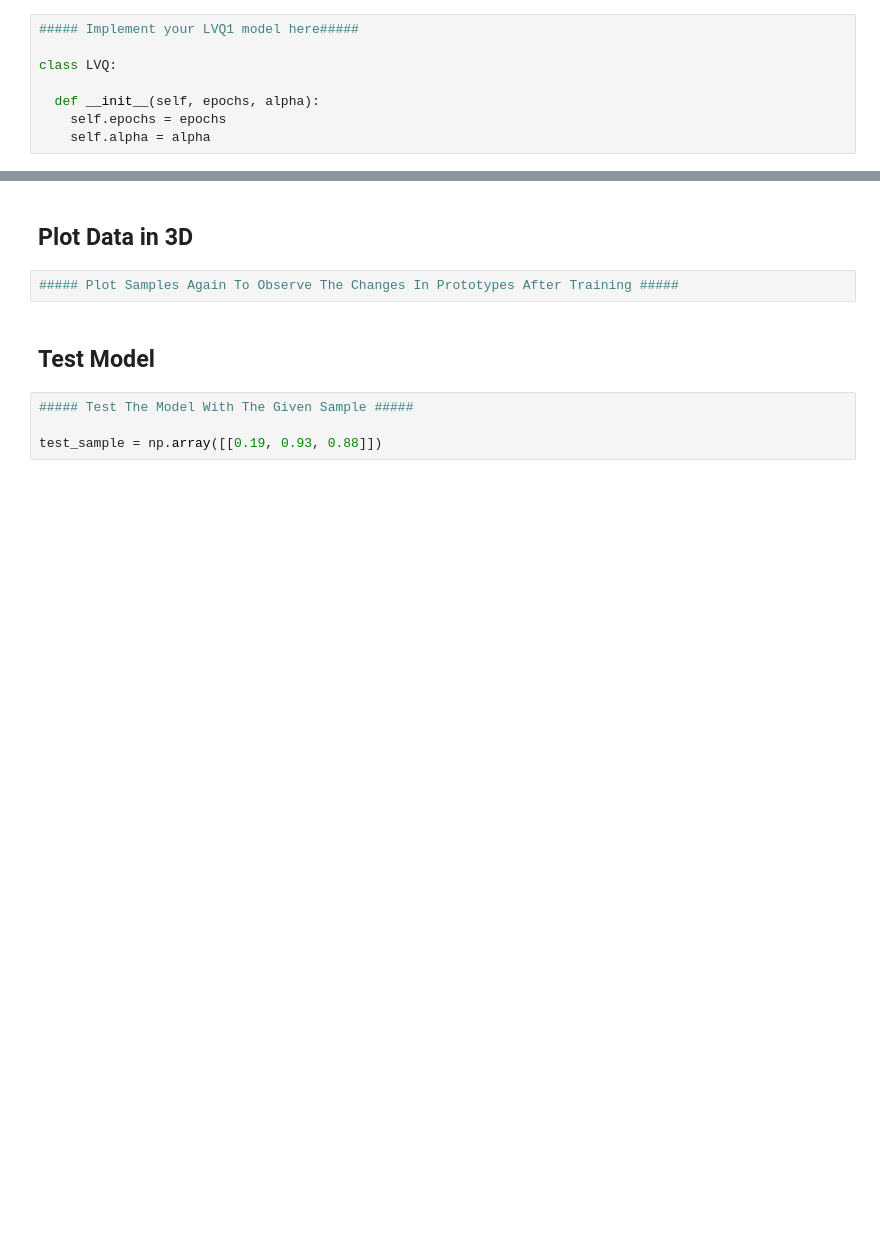
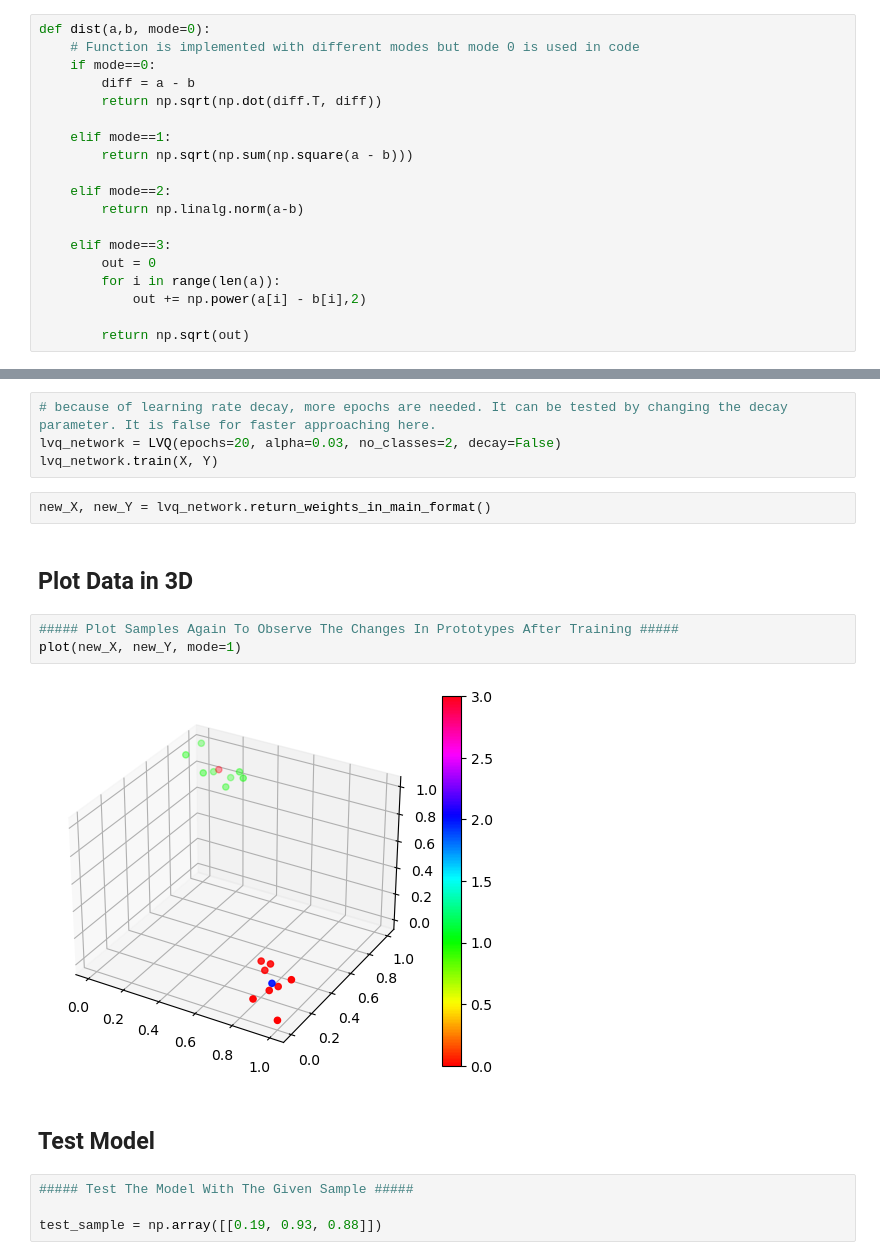
Before and after one commit to tohidabedini/Neural-Networks-Course-1400-repo, a Jupyter notebook: HW04/NN_HW4_LVQ1.ipynb, the cells around one changed output, grey strips where cells are left out. Cells and saved outputs as stored; diff of their text form; blank space fills up the shorter version.

```diff
--- a/HW04/NN_HW4_LVQ1.ipynb
+++ b/HW04/NN_HW4_LVQ1.ipynb
@@ -56,10 +86,21 @@ Y.shape
 # %% [markdown]
 ## **LVQ1 Model Implementation From Scratch**
-# %%
-##### Implement your LVQ1 model here#####
-
-class LVQ:
-
-  def __init__(self, epochs, alpha):
-    self.epochs = epochs
-    self.alpha = alpha
+# %%
+def dist(a,b, mode=0):
+    # Function is implemented with different modes but mode 0 is used in code
+    if mode==0:
+        diff = a - b
+        return np.sqrt(np.dot(diff.T, diff))
+
+    elif mode==1:
+        return np.sqrt(np.sum(np.square(a - b)))
+
+    elif mode==2:
+        return np.linalg.norm(a-b)
+
+    elif mode==3:
+        out = 0
+        for i in range(len(a)):
+            out += np.power(a[i] - b[i],2)
+
+        return np.sqrt(out)
@@ -66,9 +177,18 @@ class LVQ:
 # %% [markdown]
 ## **Train Model**
+# %%
+# because of learning rate decay, more epochs are needed. It can be tested by changing the decay parameter. It is false for faster approaching here.
+lvq_network = LVQ(epochs=20, alpha=0.03, no_classes=2, decay=False)
+lvq_network.train(X, Y)
+# %%
+new_X, new_Y = lvq_network.return_weights_in_main_format()
 # %% [markdown]
 ## **Plot Data in 3D**
 # %%
 ##### Plot Samples Again To Observe The Changes In Prototypes After Training #####
+plot(new_X, new_Y, mode=1)
+# %% [output]
+[figure, added]
 # %% [markdown]
 ## **Test Model**
 # %%
```
Also changed, not shown: parts of 8 cells of this notebook, 2 other files.
